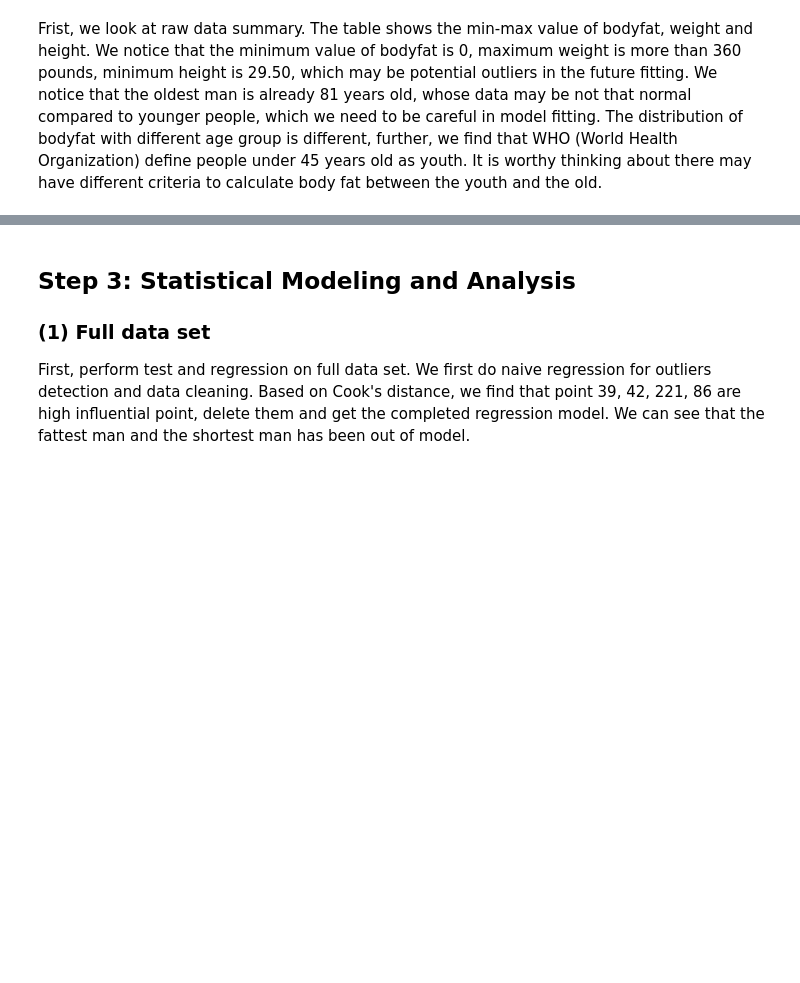
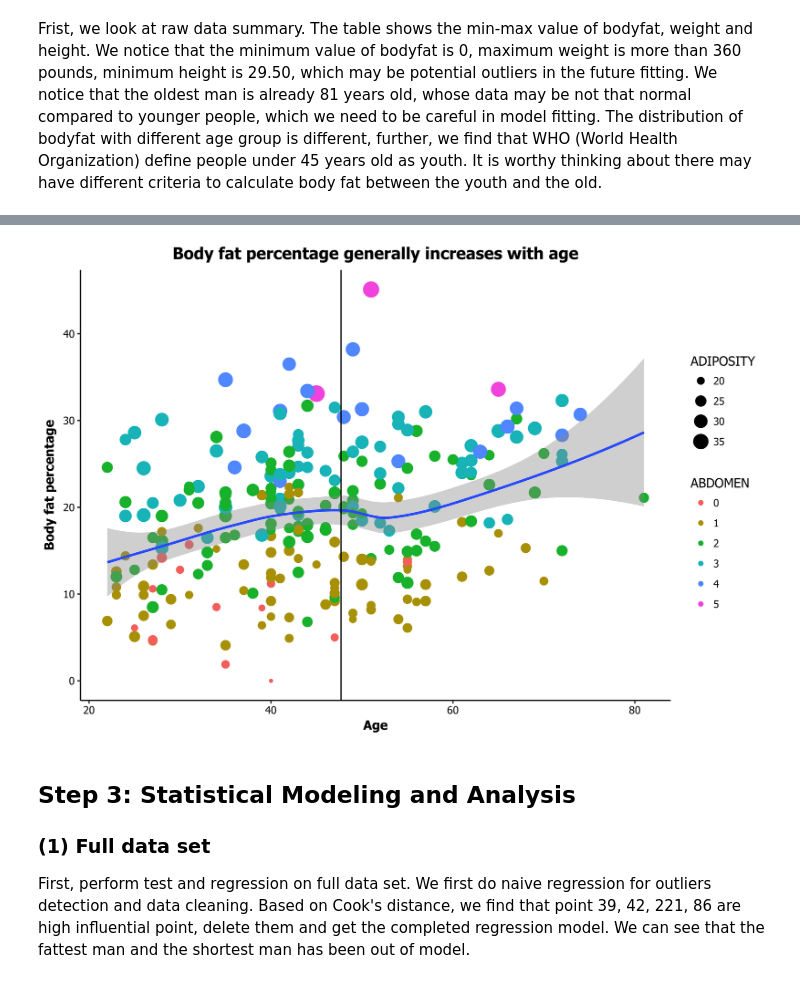
Before and after one commit to JXU0728/STAT-628-module-1, a Jupyter notebook: STAT628_Module1_Summary.ipynb, the cells around one changed output, grey strips where cells are left out. Drawn from its saved outputs; the diff is of its cells as text; code cells hidden in the pictures; blank space fills up the shorter version.

```diff
--- a/STAT628_Module1_Summary.ipynb
+++ b/STAT628_Module1_Summary.ipynb
@@ -35,3 +41,7 @@ The plots shows the relation between bodyfat and age, from this plot we can see
+# %%
+display_png(file="Plots/bodyfat_vs_age.png")
+# %% [output]
+[figure, added]
 # %% [markdown]
 ## Step 3: Statistical Modeling and Analysis
 ### (1) Full data set
```
Also changed, not shown: parts of 9 cells of this notebook.
